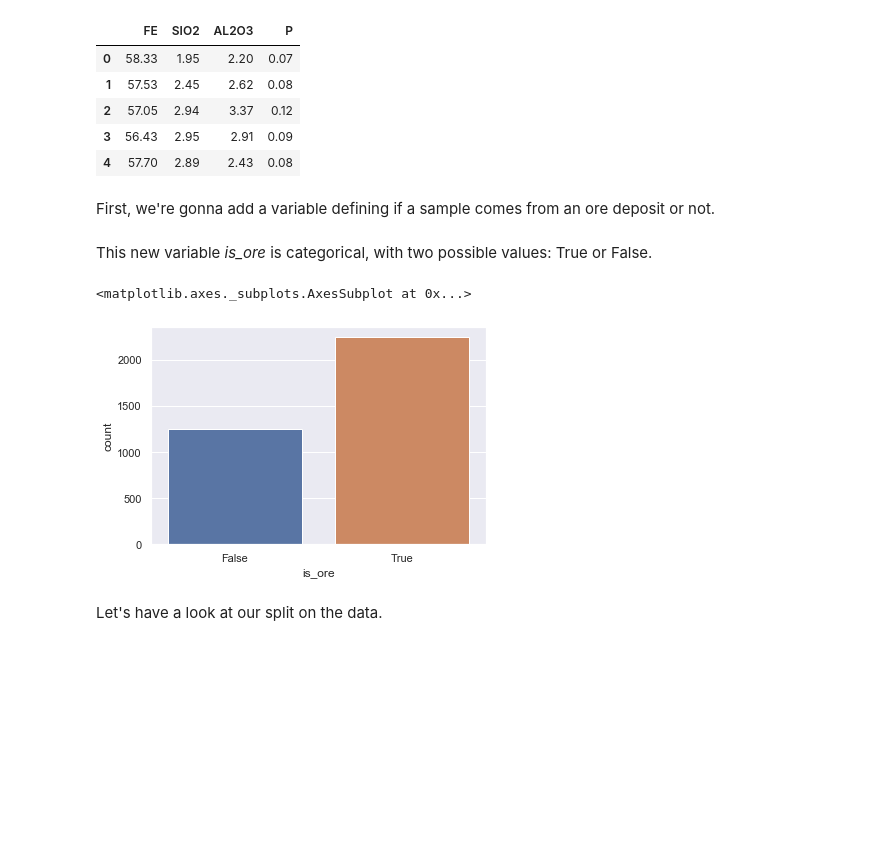
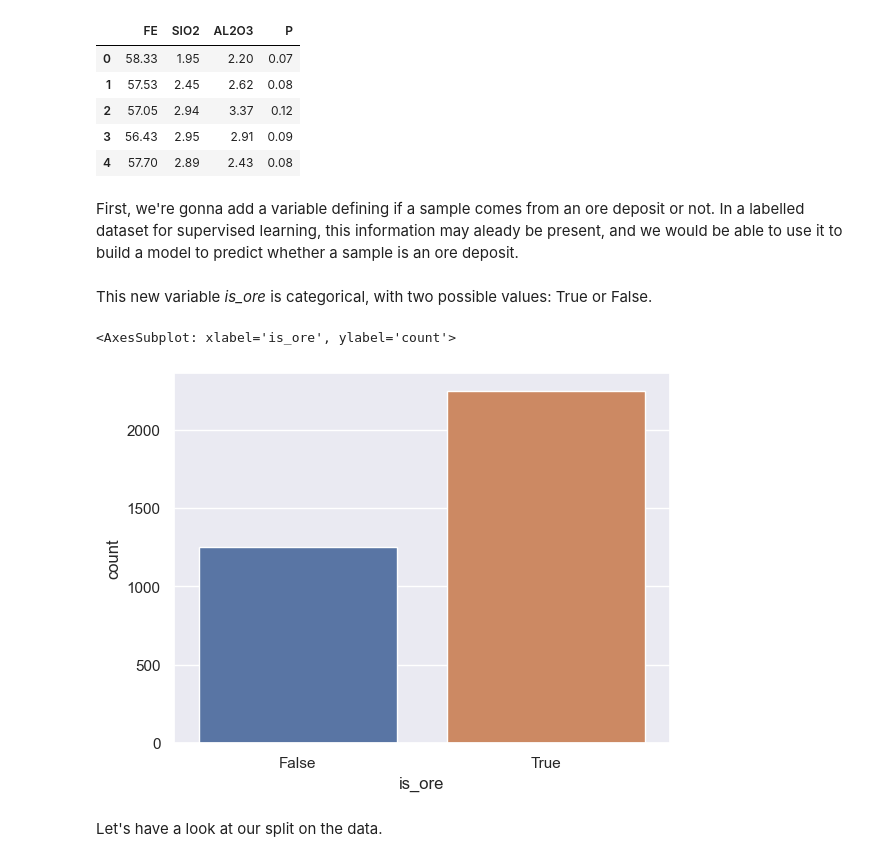
Before and after one commit to core-skills/05-simple-predictions, a Jupyter notebook: notebooks/pm1-linear-models-II_filled.ipynb, the cells around one changed output. Saved outputs shown, nothing was run; the diff lists cells and outputs as text; code cells hidden in the pictures; blank space fills up the shorter version.

```diff
--- a/notebooks/pm1-linear-models-II_filled.ipynb
+++ b/notebooks/pm1-linear-models-II_filled.ipynb
@@ -37,7 +40,7 @@ df.head()
 | 3 | 56.43 | 2.95 | 2.91 | 0.09 |
 | 4 | 57.70 | 2.89 | 2.43 | 0.08 |
 # %% [markdown]
-First, we're gonna add a variable defining if a sample comes from an ore deposit or not.
+First, we're gonna add a variable defining if a sample comes from an ore deposit or not. In a labelled dataset for supervised learning, this information may aleady be present, and we would be able to use it to build a model to predict whether a sample is an ore deposit.
 # %%
 # Splits from oscar Fe>60%, SiO2<9, Al2O3<2, P<0.08
 split_points = [
@@ -55,10 +58,10 @@ df['is_ore'] = np.vstack([
 # %% [markdown]
 This new variable *is_ore* is categorical, with two possible values: True or False.
 # %%
-sns.countplot('is_ore', data=df)
+sns.countplot(x='is_ore', data=df)
 # %% [output]
-<matplotlib.axes._subplots.AxesSubplot at 0x...>
+<AxesSubplot: xlabel='is_ore', ylabel='count'>
-[figure, old version]
+[figure, new version]
 # %% [markdown]
 Let's have a look at our split on the data.
 # %%
```
Also changed, not shown: parts of 47 cells of this notebook, 5 other files.
